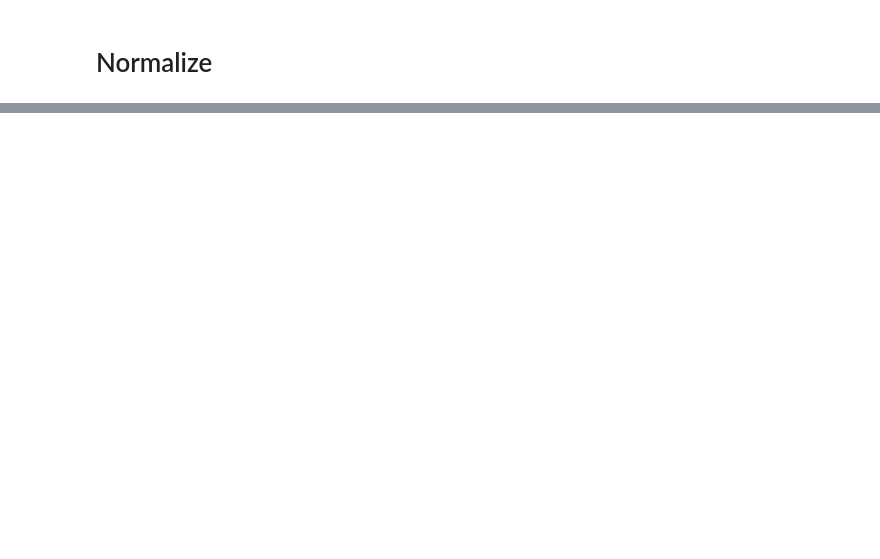
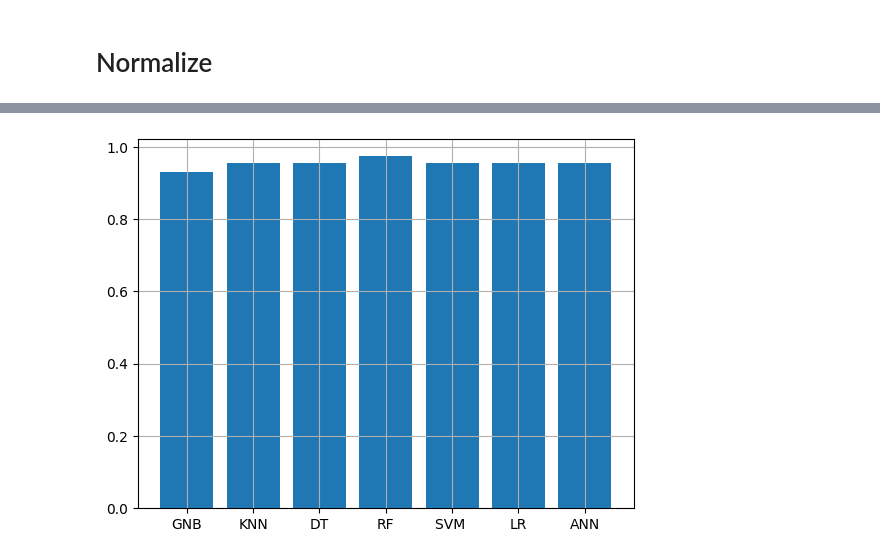
Before and after one commit to Ali-Alinejad/Ai, a Jupyter notebook: Project ml/Cacer-project.ipynb, the cells around one changed output, grey strips where cells are left out. Drawn from its saved outputs; the diff is of its cells as text; code cells hidden in the pictures; blank space fills up the shorter version.

```diff
--- a/Project ml/Cacer-project.ipynb
+++ b/Project ml/Cacer-project.ipynb
@@ -88,0 +225,9 @@ array([0.5361825 , 0.3676023 , 0.53216778, 0.38569306, 0.58835669,
+# %%
+acc_test = [acc_test,acc_test_knn,acc_test_dt,acc_test_rf,acc_test_svm,acc_test_lr,acc_test_ann]
+
+title = ['GNB' , 'KNN' , 'DT' , 'RF' , 'SVM ', 'LR' , 'ANN']
+mlt.bar(title , acc_test )
+mlt.grid()
+mlt.show()
+# %% [output]
+[figure, added]
```
Also changed, not shown: parts of 30 cells of this notebook.
